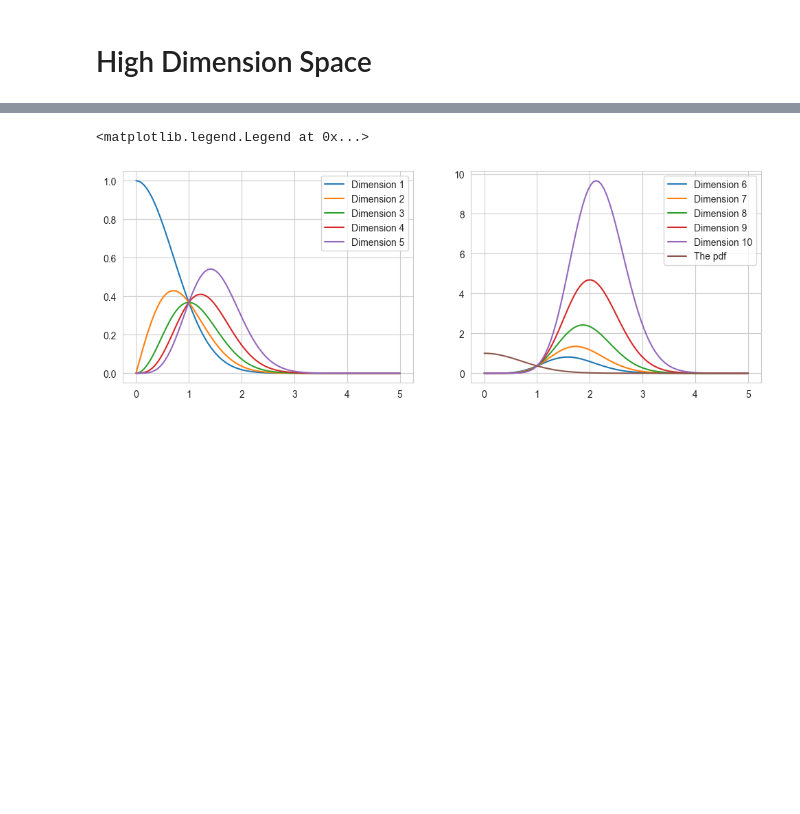
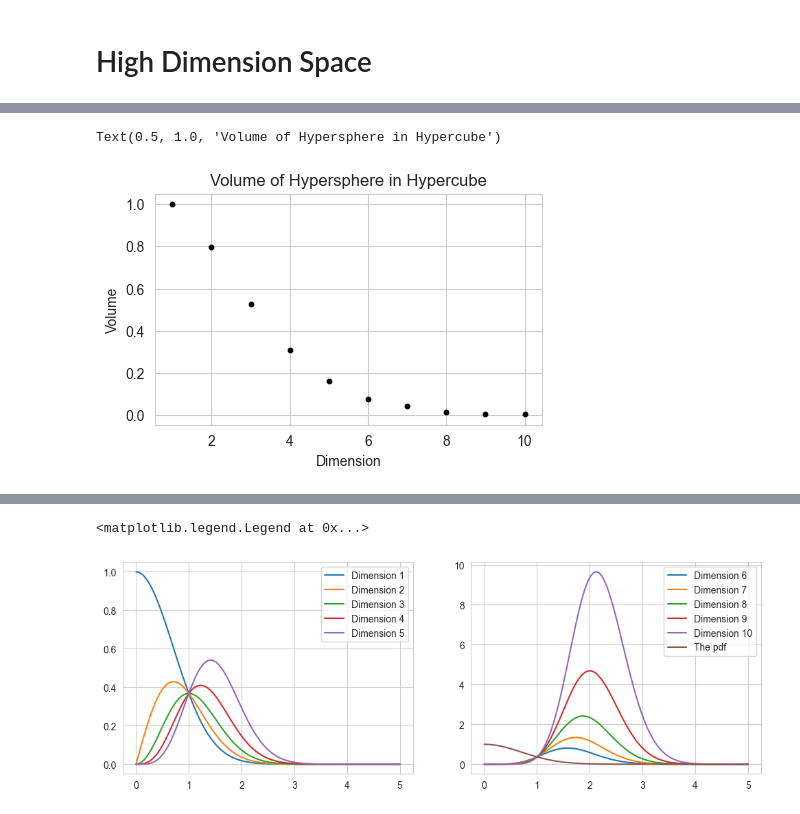
Before and after one commit to Gaurav17Joshi/CompStats, a Jupyter notebook: _build/html/_sources/notebooks/Simulation_Based_Inference/High_Dimensional_Data.ipynb, the cells around one changed output, grey strips where cells are left out. Cells and saved outputs as stored; diff of their text form; code cells hidden in the pictures; blank space fills up the shorter version.

```diff
--- a/_build/html/_sources/notebooks/Simulation_Based_Inference/High_Dimensional_Data.ipynb
+++ b/_build/html/_sources/notebooks/Simulation_Based_Inference/High_Dimensional_Data.ipynb
@@ -59,0 +86,26 @@ draw image
+# %%
+import numpy as np
+import matplotlib.pyplot as plt
+import seaborn as sns
+sns.set_style('whitegrid')
+import numpy.random as npr
+
+npr.seed(123)
+# Getting volumes of hyperspheres in hypercubes using Monte Carlo Methods
+
+def hypersphere_volume(d, n):
+    x = npr.uniform(-1, 1, (n, d))
+    r = np.sqrt(np.sum(x**2, axis=1))
+    correct_samples = x[r <= 1]
+    return len(correct_samples) / n
+
+fig, ax = plt.subplots(1, 1, figsize=(5, 3))
+n = 10000
+for d in range(1, 11):
+    ax.scatter(d, hypersphere_volume(d, n), s = 10 ,color='black')
+ax.set_xlabel('Dimension')
+ax.set_ylabel('Volume')
+ax.set_title('Volume of Hypersphere in Hypercube')
+# %% [output]
+Text(0.5, 1.0, 'Volume of Hypersphere in Hypercube')
+[figure, added]
```
Also changed, not shown: parts of 19 cells of this notebook, 52 other files.
